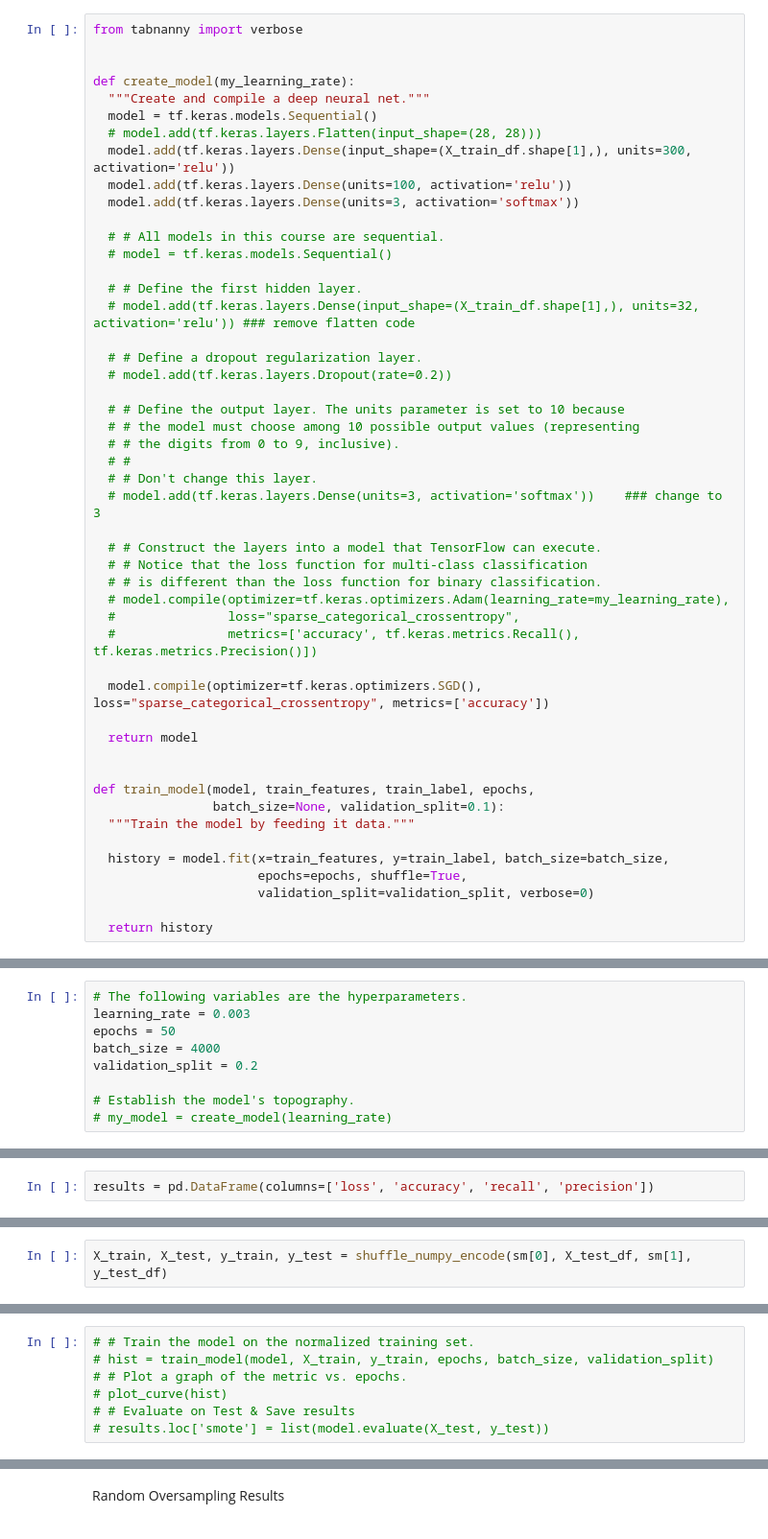
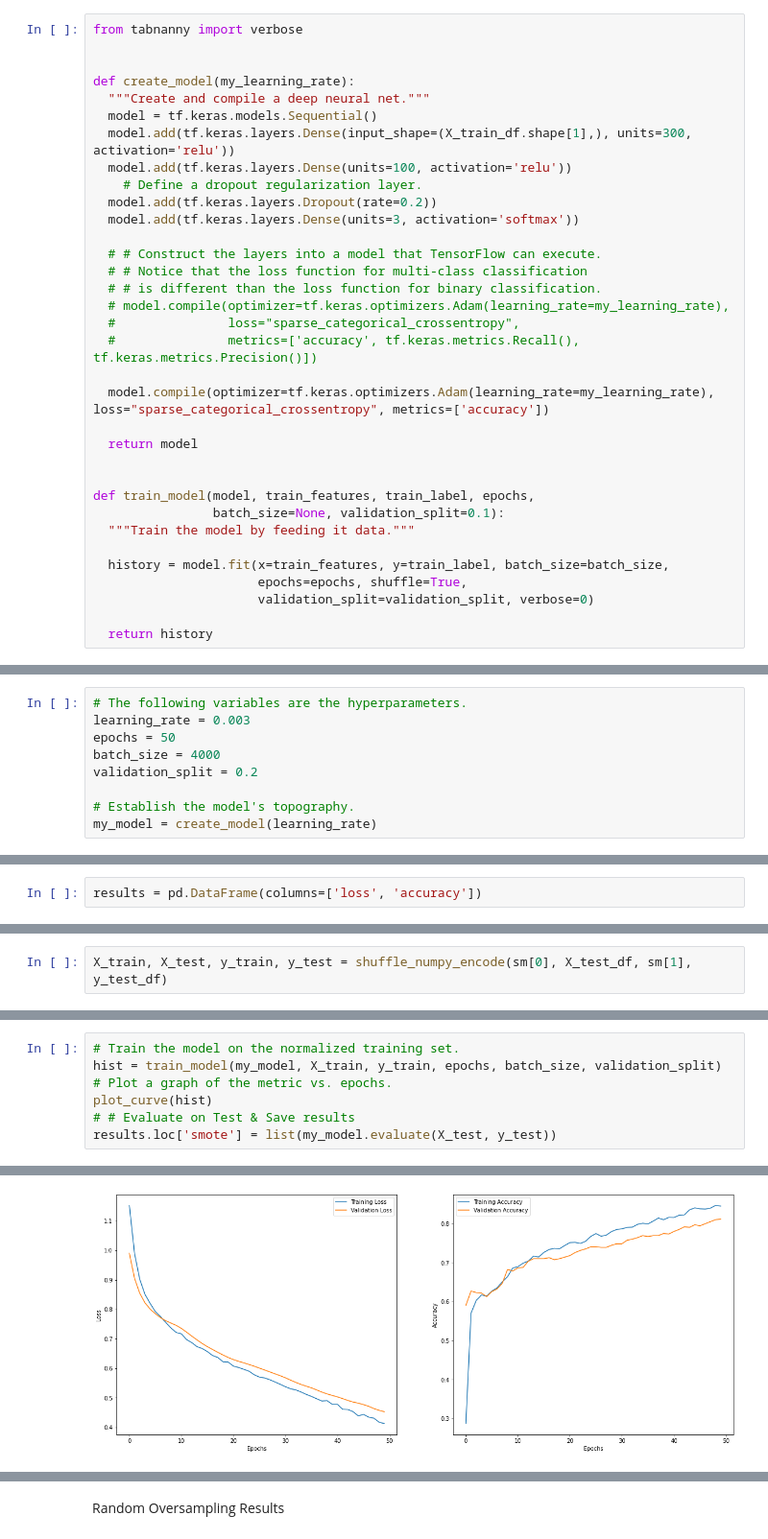
Before and after one commit to yeonatalie/bt4222-ml-sp500, a Jupyter notebook: nn.ipynb, the cells around one changed output, grey strips where cells are left out. Shown at 96% size. Cells and saved outputs as stored; diff of their text form.

```diff
--- a/nn.ipynb
+++ b/nn.ipynb
@@ -153,26 +156,11 @@ from tabnanny import verbose
 def create_model(my_learning_rate):
   """Create and compile a deep neural net."""
   model = tf.keras.models.Sequential()
-  # model.add(tf.keras.layers.Flatten(input_shape=(28, 28)))
   model.add(tf.keras.layers.Dense(input_shape=(X_train_df.shape[1],), units=300, activation='relu'))
   model.add(tf.keras.layers.Dense(units=100, activation='relu'))
+    # Define a dropout regularization layer.
+  model.add(tf.keras.layers.Dropout(rate=0.2))
   model.add(tf.keras.layers.Dense(units=3, activation='softmax'))
-
-  # # All models in this course are sequential.
-  # model = tf.keras.models.Sequential()
-
-  # # Define the first hidden layer.
-  # model.add(tf.keras.layers.Dense(input_shape=(X_train_df.shape[1],), units=32, activation='relu')) ### remove flatten code
-
-  # # Define a dropout regularization layer.
-  # model.add(tf.keras.layers.Dropout(rate=0.2))
-
-  # # Define the output layer. The units parameter is set to 10 because
-  # # the model must choose among 10 possible output values (representing
-  # # the digits from 0 to 9, inclusive).
-  # #
-  # # Don't change this layer.
-  # model.add(tf.keras.layers.Dense(units=3, activation='softmax'))    ### change to 3
 
   # # Construct the layers into a model that TensorFlow can execute.
   # # Notice that the loss function for multi-class classification
@@ -181,7 +169,7 @@ def create_model(my_learning_rate):
   #               loss="sparse_categorical_crossentropy",
   #               metrics=['accuracy', tf.keras.metrics.Recall(), tf.keras.metrics.Precision()])
 
-  model.compile(optimizer=tf.keras.optimizers.SGD(), loss="sparse_categorical_crossentropy", metrics=['accuracy'])
+  model.compile(optimizer=tf.keras.optimizers.Adam(learning_rate=my_learning_rate), loss="sparse_categorical_crossentropy", metrics=['accuracy'])
 
   return model
 
@@ -205,4 +193,4 @@ batch_size = 4000
 validation_split = 0.2
 
 # Establish the model's topography.
-# my_model = create_model(learning_rate)
+my_model = create_model(learning_rate)
@@ -235,5 +200,5 @@ _________________________________________________________________
 # %%
-results = pd.DataFrame(columns=['loss', 'accuracy', 'recall', 'precision'])
+results = pd.DataFrame(columns=['loss', 'accuracy'])
 # %% [markdown]
 SMOTE Results
 # %%
@@ -253,8 +206,8 @@ Function call stack:
 # %%
-# # Train the model on the normalized training set.
-# hist = train_model(model, X_train, y_train, epochs, batch_size, validation_split)
-# # Plot a graph of the metric vs. epochs.
-# plot_curve(hist)
+# Train the model on the normalized training set.
+hist = train_model(my_model, X_train, y_train, epochs, batch_size, validation_split)
+# Plot a graph of the metric vs. epochs.
+plot_curve(hist)
 # # Evaluate on Test & Save results
-# results.loc['smote'] = list(model.evaluate(X_test, y_test))
+results.loc['smote'] = list(my_model.evaluate(X_test, y_test))
 # %% [output]
@@ -264,0 +215 @@ Function call stack:
+[figure, added]
```
Also changed, not shown: parts of 30 cells of this notebook.
